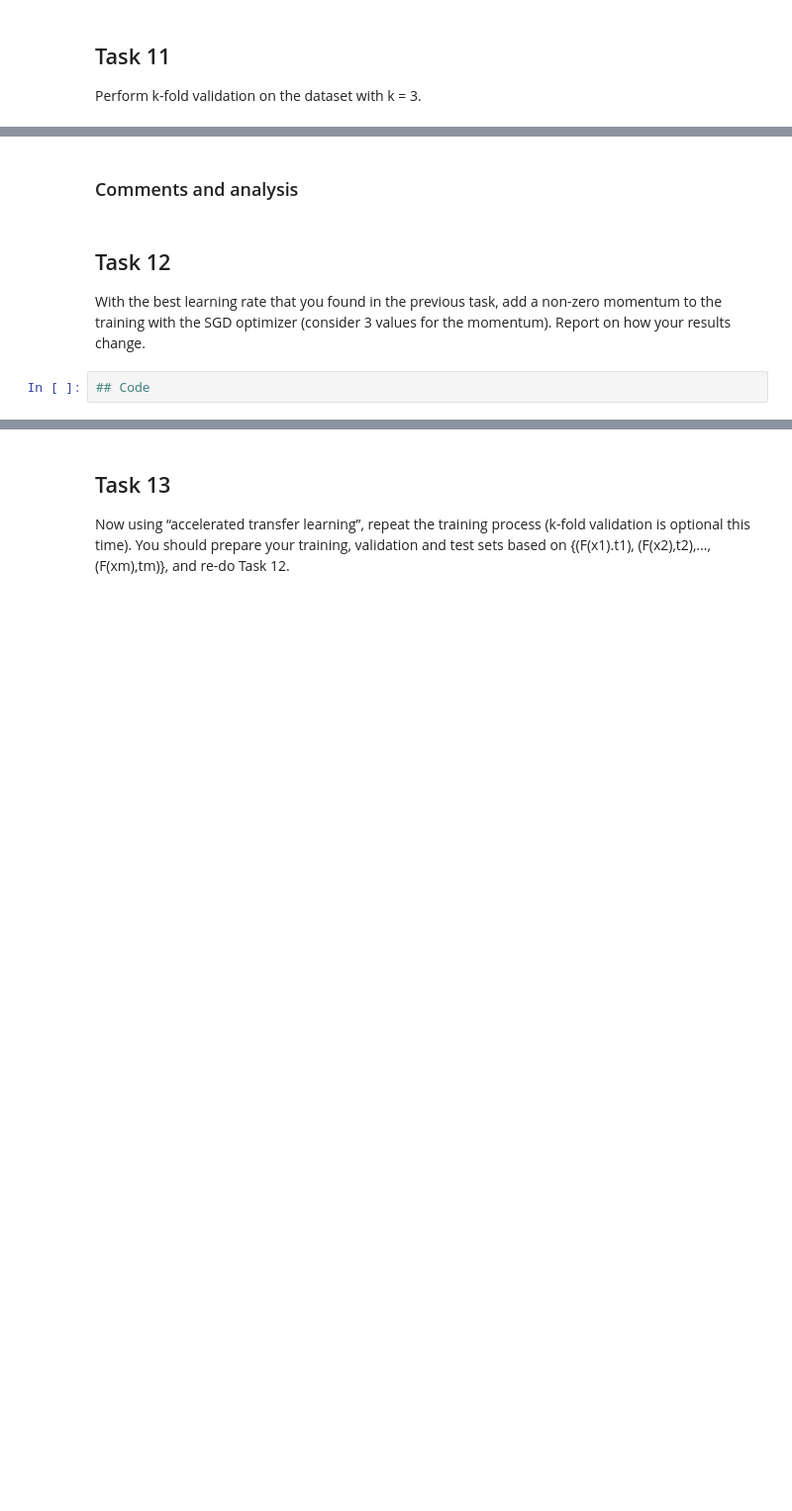
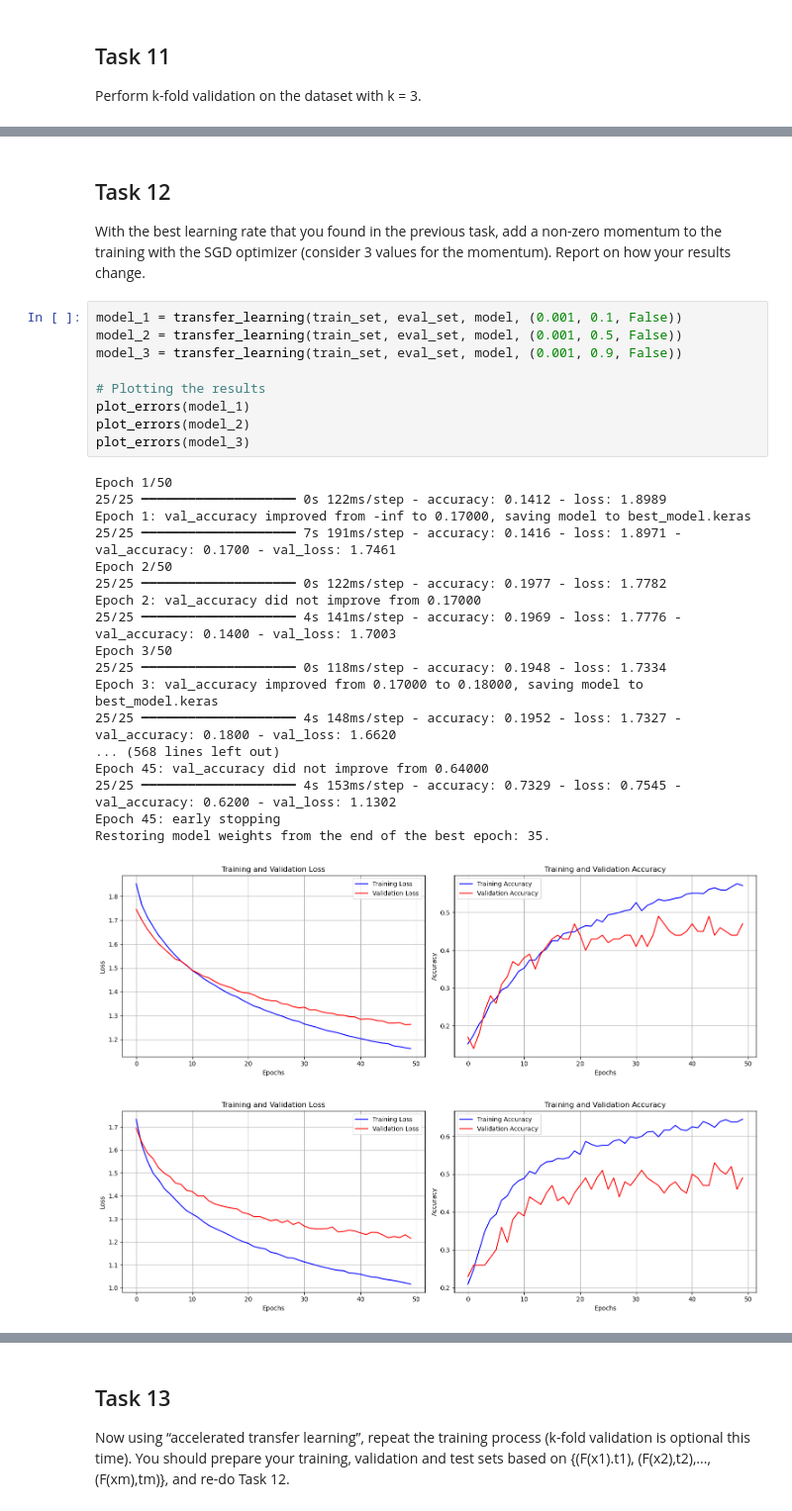
Before and after one commit to HunterEWilde-QUT/CAB320_Assignments, a Jupyter notebook: Assignment2/CAB320-Assignment2-Learning.ipynb, the cells around one changed output, grey strips where cells are left out. Shown at 99% size. Cells and saved outputs as stored; diff of their text form; blank space fills up the shorter version.

```diff
--- a/Assignment2/CAB320-Assignment2-Learning.ipynb
+++ b/Assignment2/CAB320-Assignment2-Learning.ipynb
@@ -558,7 +705,32 @@ Repeat with two different values for k and comment on the results.
-# %% [markdown]
-### Comments and analysis
 # %% [markdown]
 ## Task 12
 With the best learning rate that you found in the previous task, add a non-zero momentum to the training with the SGD optimizer (consider 3 values for the momentum). Report on how your results change.
 # %%
-## Code
+model_1 = transfer_learning(train_set, eval_set, model, (0.001, 0.1, False))
+model_2 = transfer_learning(train_set, eval_set, model, (0.001, 0.5, False))
+model_3 = transfer_learning(train_set, eval_set, model, (0.001, 0.9, False))
+
+# Plotting the results
+plot_errors(model_1)
+plot_errors(model_2)
+plot_errors(model_3)
+# %% [output]
+Epoch 1/50
+25/25 ━━━━━━━━━━━━━━━━━━━━ 0s 122ms/step - accuracy: 0.1412 - loss: 1.8989
+Epoch 1: val_accuracy improved from -inf to 0.17000, saving model to best_model.keras
+25/25 ━━━━━━━━━━━━━━━━━━━━ 7s 191ms/step - accuracy: 0.1416 - loss: 1.8971 - val_accuracy: 0.1700 - val_loss: 1.7461
+Epoch 2/50
+25/25 ━━━━━━━━━━━━━━━━━━━━ 0s 122ms/step - accuracy: 0.1977 - loss: 1.7782
+Epoch 2: val_accuracy did not improve from 0.17000
+25/25 ━━━━━━━━━━━━━━━━━━━━ 4s 141ms/step - accuracy: 0.1969 - loss: 1.7776 - val_accuracy: 0.1400 - val_loss: 1.7003
+Epoch 3/50
+25/25 ━━━━━━━━━━━━━━━━━━━━ 0s 118ms/step - accuracy: 0.1948 - loss: 1.7334
+Epoch 3: val_accuracy improved from 0.17000 to 0.18000, saving model to best_model.keras
+25/25 ━━━━━━━━━━━━━━━━━━━━ 4s 148ms/step - accuracy: 0.1952 - loss: 1.7327 - val_accuracy: 0.1800 - val_loss: 1.6620
+... (568 lines left out)
+Epoch 45: val_accuracy did not improve from 0.64000
+25/25 ━━━━━━━━━━━━━━━━━━━━ 4s 153ms/step - accuracy: 0.7329 - loss: 0.7545 - val_accuracy: 0.6200 - val_loss: 1.1302
+Epoch 45: early stopping
+Restoring model weights from the end of the best epoch: 35.
+[figure, added]
+[figure, added]
```
Also changed, not shown: parts of 21 cells of this notebook.
